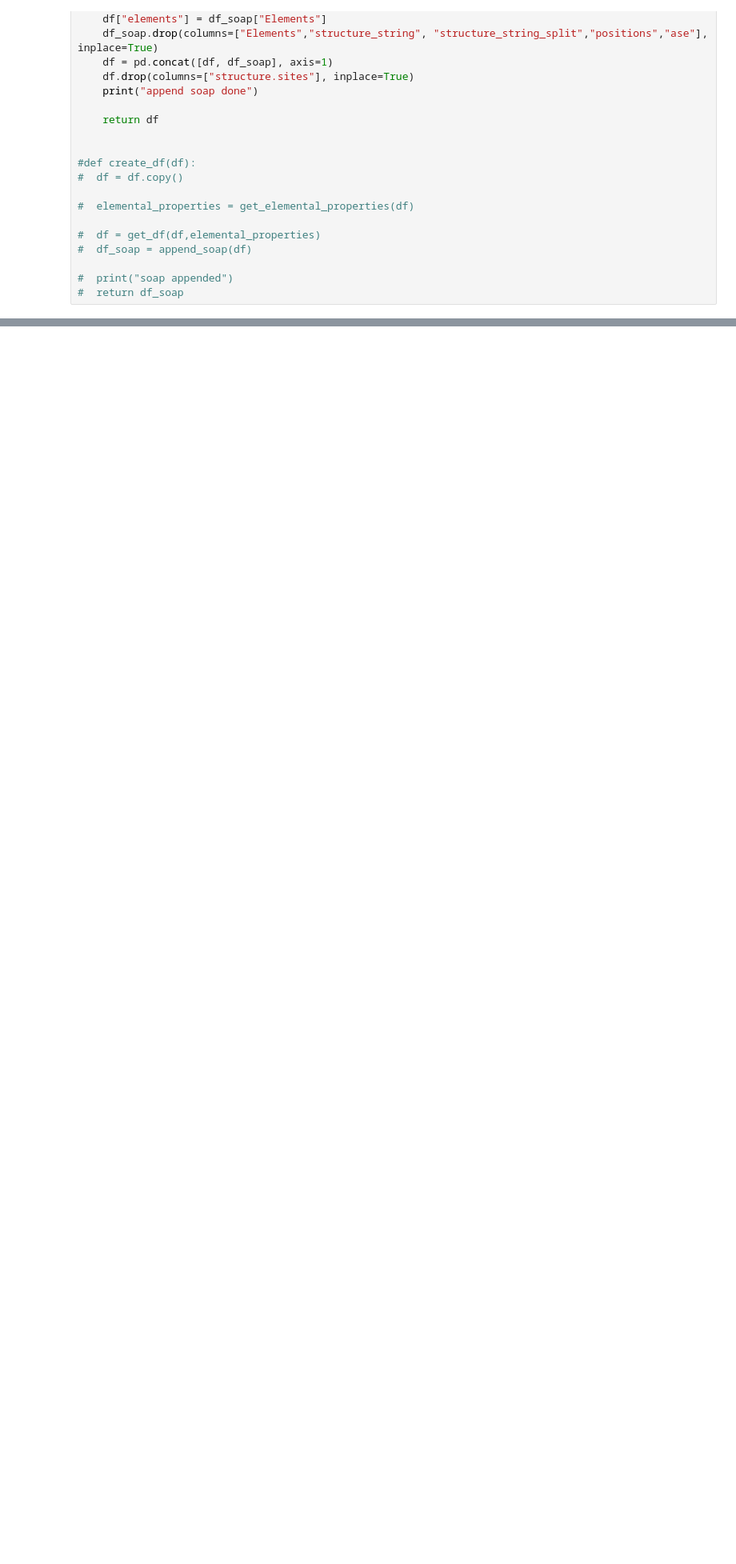
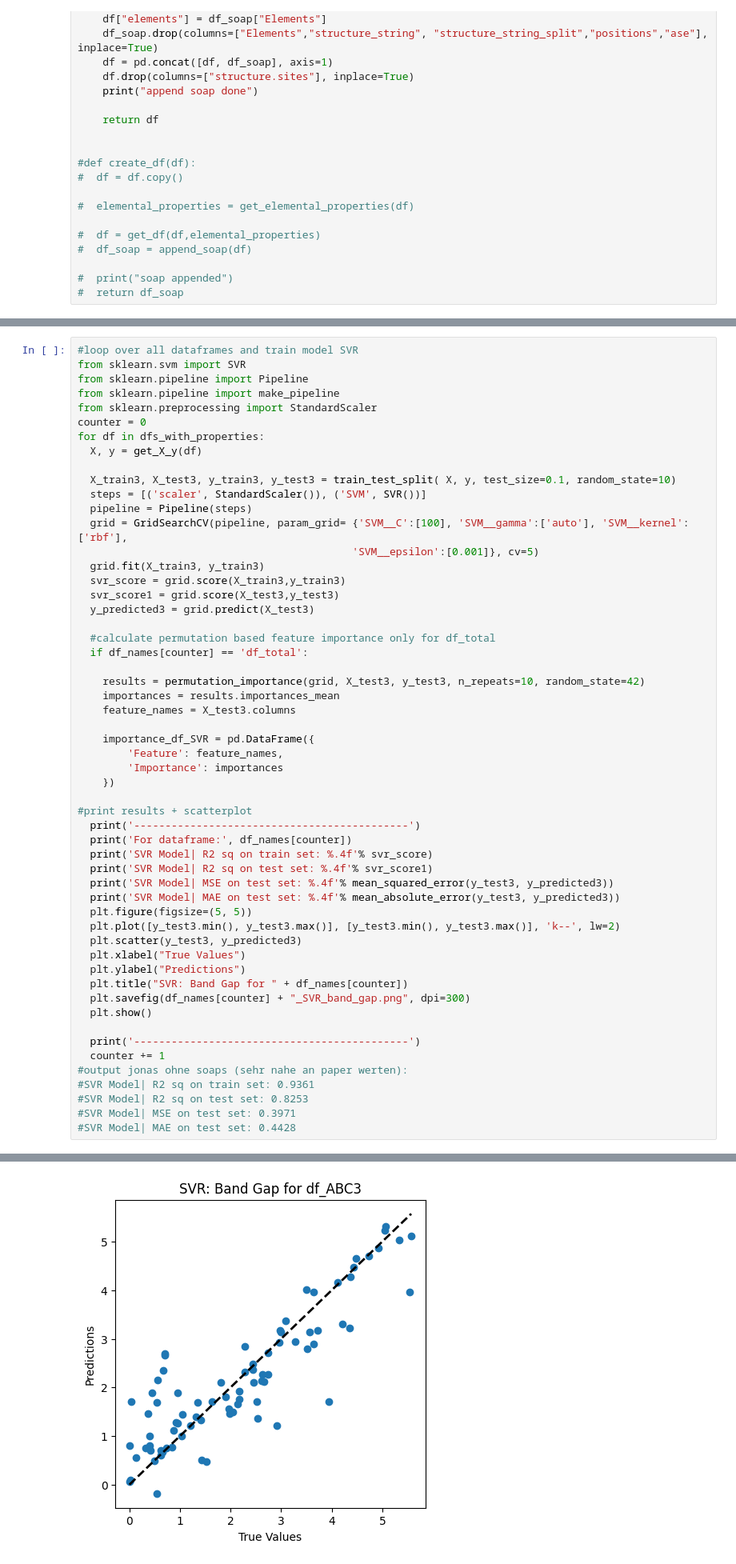
Before and after one commit to goetzdominik/Digichem, a Jupyter notebook: digichem_combined_24_05_2025.ipynb, the cells around one changed output, grey strips where cells are left out. Shown at 80% size. Saved outputs shown, nothing was run; the diff lists cells and outputs as text; blank space fills up the shorter version.

```diff
--- a/digichem_combined_24_05_2025.ipynb
+++ b/digichem_combined_24_05_2025.ipynb
@@ -781,0 +859,56 @@ OSError: dlopen() error
+# %%
+#loop over all dataframes and train model SVR
+from sklearn.svm import SVR
+from sklearn.pipeline import Pipeline
+from sklearn.pipeline import make_pipeline
+from sklearn.preprocessing import StandardScaler
+counter = 0
+for df in dfs_with_properties:
+  X, y = get_X_y(df)
+
+  X_train3, X_test3, y_train3, y_test3 = train_test_split( X, y, test_size=0.1, random_state=10)
+  steps = [('scaler', StandardScaler()), ('SVM', SVR())]
+  pipeline = Pipeline(steps)
+  grid = GridSearchCV(pipeline, param_grid= {'SVM__C':[100], 'SVM__gamma':['auto'], 'SVM__kernel': ['rbf'],
+                                            'SVM__epsilon':[0.001]}, cv=5)
+  grid.fit(X_train3, y_train3)
+  svr_score = grid.score(X_train3,y_train3)
+  svr_score1 = grid.score(X_test3,y_test3)
+  y_predicted3 = grid.predict(X_test3)
+
+  #calculate permutation based feature importance only for df_total
+  if df_names[counter] == 'df_total':
+
+    results = permutation_importance(grid, X_test3, y_test3, n_repeats=10, random_state=42)
+    importances = results.importances_mean
+    feature_names = X_test3.columns
+
+    importance_df_SVR = pd.DataFrame({
+        'Feature': feature_names,
+        'Importance': importances
+    })
+
+#print results + scatterplot
+  print('--------------------------------------------')
+  print('For dataframe:', df_names[counter])
+  print('SVR Model| R2 sq on train set: %.4f'% svr_score)
+  print('SVR Model| R2 sq on test set: %.4f'% svr_score1)
+  print('SVR Model| MSE on test set: %.4f'% mean_squared_error(y_test3, y_predicted3))
+  print('SVR Model| MAE on test set: %.4f'% mean_absolute_error(y_test3, y_predicted3))
+  plt.figure(figsize=(5, 5))
+  plt.plot([y_test3.min(), y_test3.max()], [y_test3.min(), y_test3.max()], 'k--', lw=2)
+  plt.scatter(y_test3, y_predicted3)
+  plt.xlabel("True Values")
+  plt.ylabel("Predictions")
+  plt.title("SVR: Band Gap for " + df_names[counter])
+  plt.savefig(df_names[counter] + "_SVR_band_gap.png", dpi=300)
+  plt.show()
+
+  print('--------------------------------------------')
+  counter += 1
+#output jonas ohne soaps (sehr nahe an paper werten):
+#SVR Model| R2 sq on train set: 0.9361
+#SVR Model| R2 sq on test set: 0.8253
+#SVR Model| MSE on test set: 0.3971
+#SVR Model| MAE on test set: 0.4428
+# %% [output]
@@ -781,0 +921 @@ OSError: dlopen() error
+[figure, added]
```
Also changed, not shown: parts of 25 cells of this notebook.
